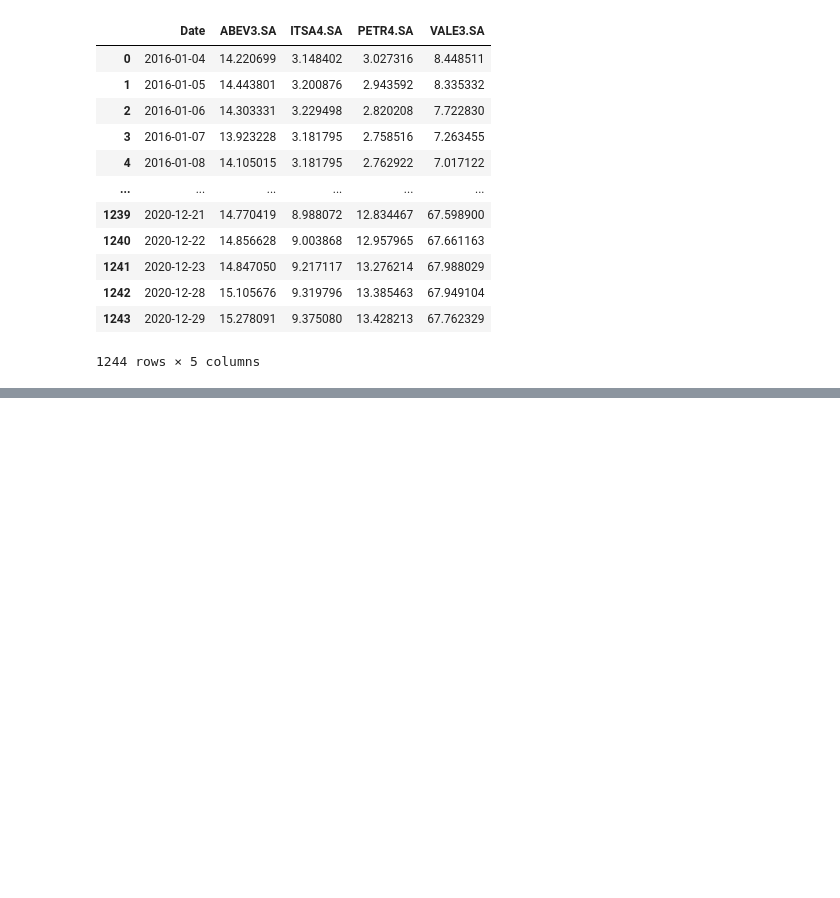
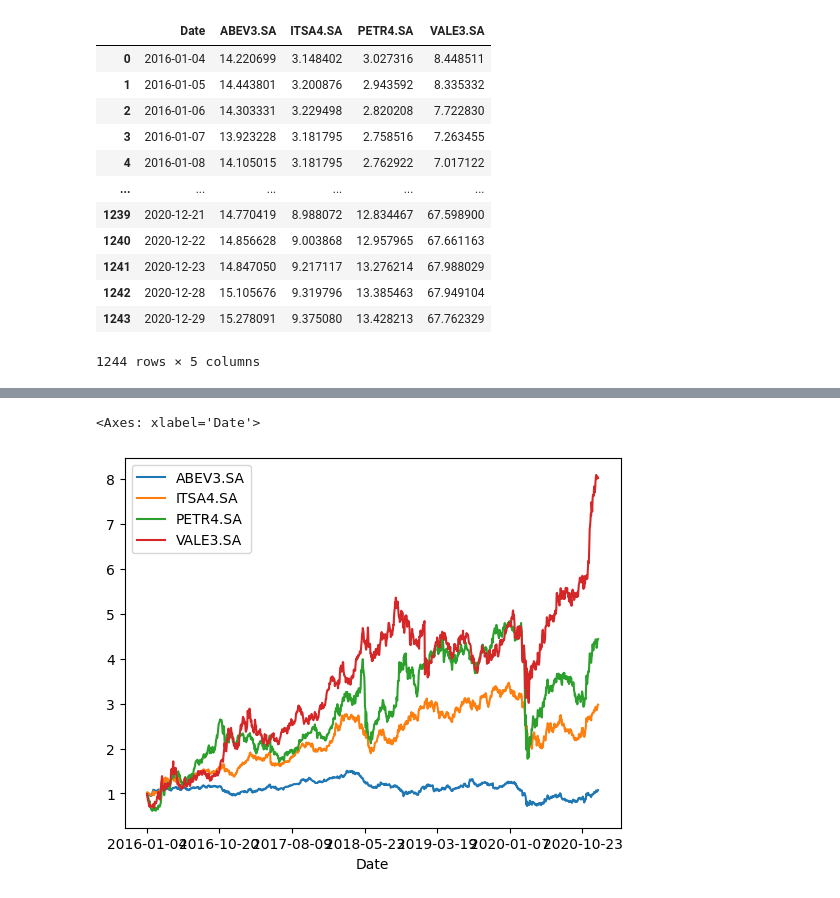
Before and after one commit to robertoricci/Curso-Python-para-Mercado-Financeiro-Trading-com-Dados, a Jupyter notebook: 08-Analise_Quantitativa_Ativos.ipynb, the cells around one changed output, grey strips where cells are left out. Cells and saved outputs as stored; diff of their text form; code cells hidden in the pictures; blank space fills up the shorter version.

```diff
--- a/08-Analise_Quantitativa_Ativos.ipynb
+++ b/08-Analise_Quantitativa_Ativos.ipynb
@@ -488,0 +518,2 @@ ConnectionError: ignored
+# %%
+retorno_acm_acoes = (1+retorno_precos).cumprod()
@@ -488,0 +554,5 @@ ConnectionError: ignored
+# %%
+retorno_acm_acoes.plot()
+# %% [output]
+<Axes: xlabel='Date'>
+[figure, added]
```
Also changed, not shown: parts of 37 cells of this notebook.
